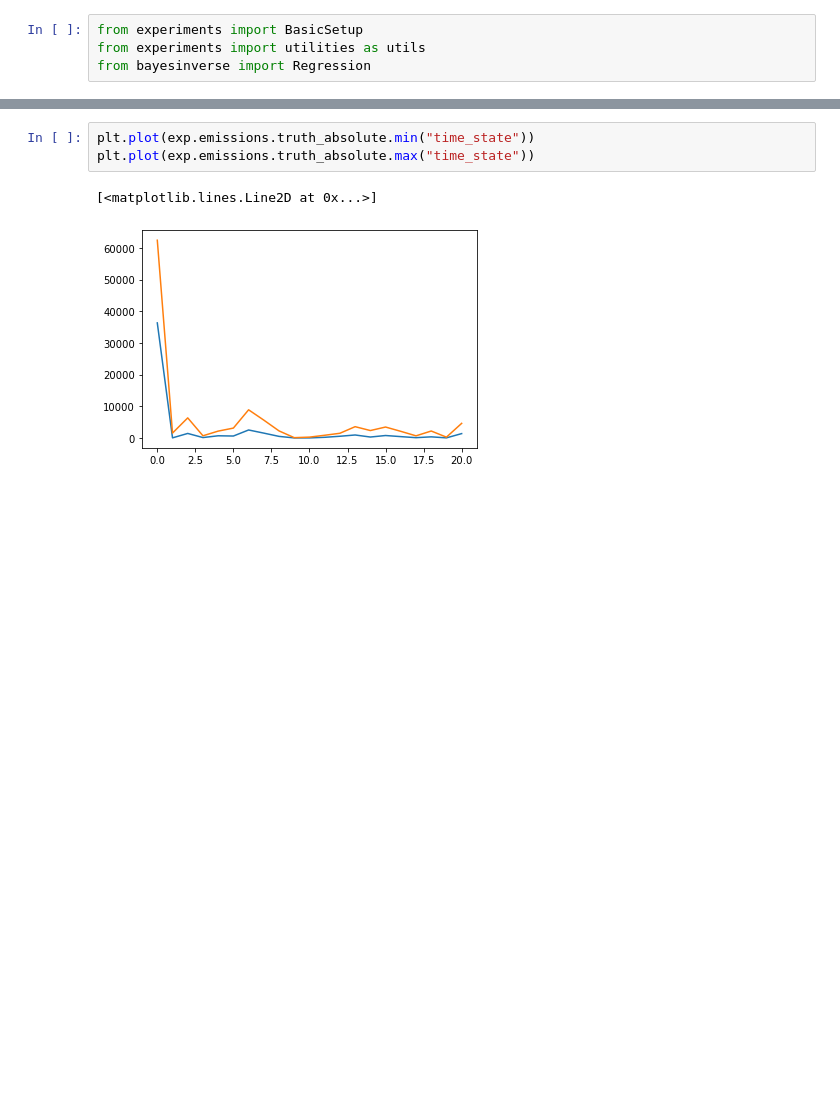
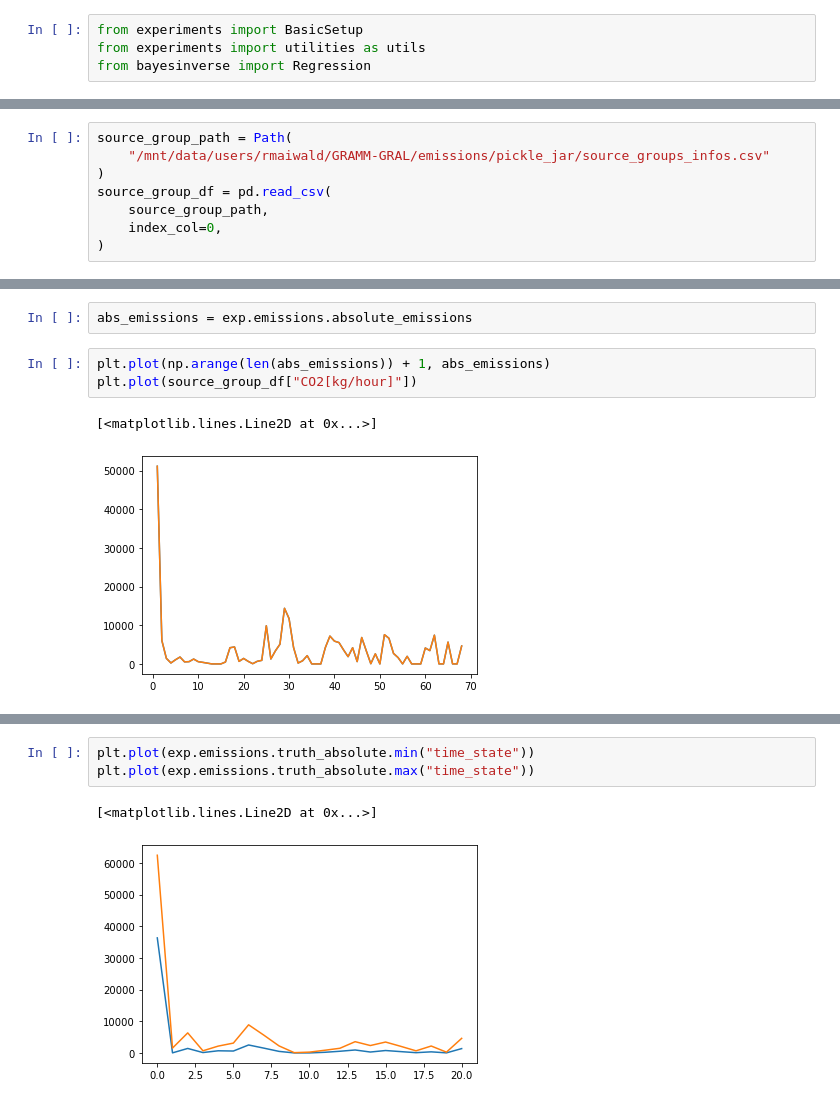
Before and after one commit to ATMO-IUP-UHEI/Experiments, a Jupyter notebook: experiments/basic_setup/testing.ipynb, the cells around one changed output, grey strips where cells are left out. Drawn from its saved outputs; the diff is of its cells as text; blank space fills up the shorter version.

```diff
--- a/experiments/basic_setup/testing.ipynb
+++ b/experiments/basic_setup/testing.ipynb
@@ -24,0 +26,8 @@ transport 13.634735986590385
+# %%
+source_group_path = Path(
+    "/mnt/data/users/rmaiwald/GRAMM-GRAL/emissions/pickle_jar/source_groups_infos.csv"
+)
+source_group_df = pd.read_csv(
+    source_group_path,
+    index_col=0,
+)
@@ -24,0 +42,8 @@ transport 13.634735986590385
+# %%
+abs_emissions = exp.emissions.absolute_emissions
+# %%
+plt.plot(np.arange(len(abs_emissions)) + 1, abs_emissions)
+plt.plot(source_group_df["CO2[kg/hour]"])
+# %% [output]
+[<matplotlib.lines.Line2D at 0x...>]
+[figure, added]
```
Also changed, not shown: parts of 9 cells of this notebook, 8 other files.
